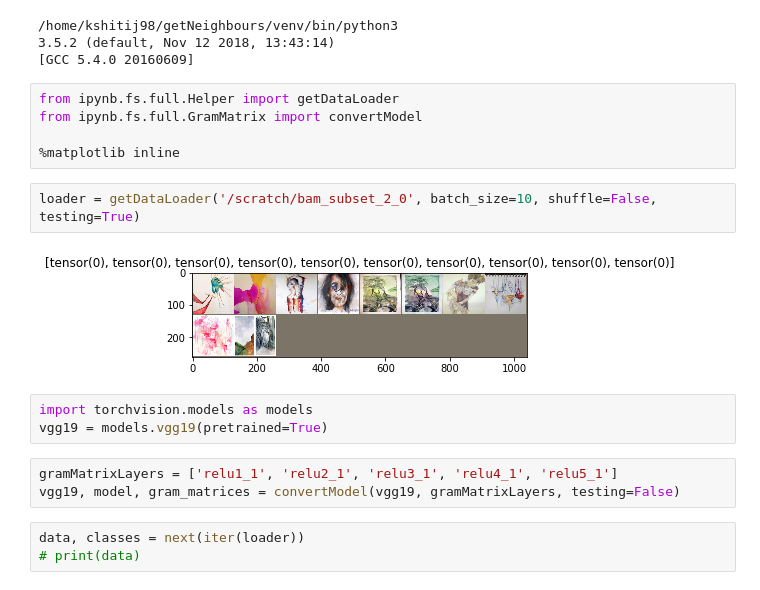
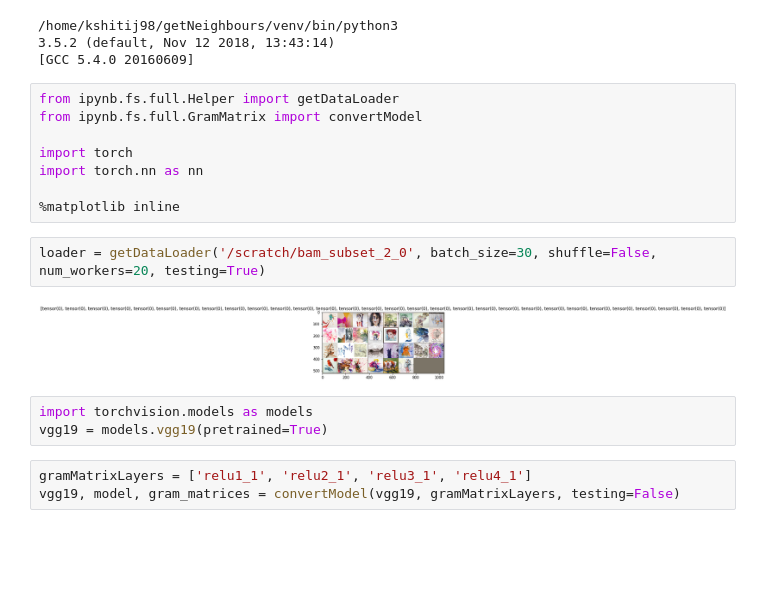
Before and after one commit to sidgairo18/Retrieval-Using-LSH-and-KD-Tree-Plus-Feature-Visualization, a Jupyter notebook: Neighbour-Extraction/src/GetNeighbours.ipynb, the cells around one changed output. Drawn from its saved outputs; the diff is of its cells as text; blank space fills up the shorter version.

```diff
--- a/Neighbour-Extraction/src/GetNeighbours.ipynb
+++ b/Neighbour-Extraction/src/GetNeighbours.ipynb
@@ -10,17 +10,17 @@ print(sys.version)
 from ipynb.fs.full.Helper import getDataLoader
 from ipynb.fs.full.GramMatrix import convertModel
 
+import torch
+import torch.nn as nn
+
 %matplotlib inline
 # %%
-loader = getDataLoader('/scratch/bam_subset_2_0', batch_size=10, shuffle=False, testing=True)
+loader = getDataLoader('/scratch/bam_subset_2_0', batch_size=30, shuffle=False, num_workers=20, testing=True)
 # %% [output]
-[figure, old version]
+[figure, new version]
 # %%
 import torchvision.models as models
 vgg19 = models.vgg19(pretrained=True)
 # %%
-gramMatrixLayers = ['relu1_1', 'relu2_1', 'relu3_1', 'relu4_1', 'relu5_1']
+gramMatrixLayers = ['relu1_1', 'relu2_1', 'relu3_1', 'relu4_1']
 vgg19, model, gram_matrices = convertModel(vgg19, gramMatrixLayers, testing=False)
-# %%
-data, classes = next(iter(loader))
-# print(data)
```
Also changed, not shown: parts of 4 cells of this notebook, 1 other file.
